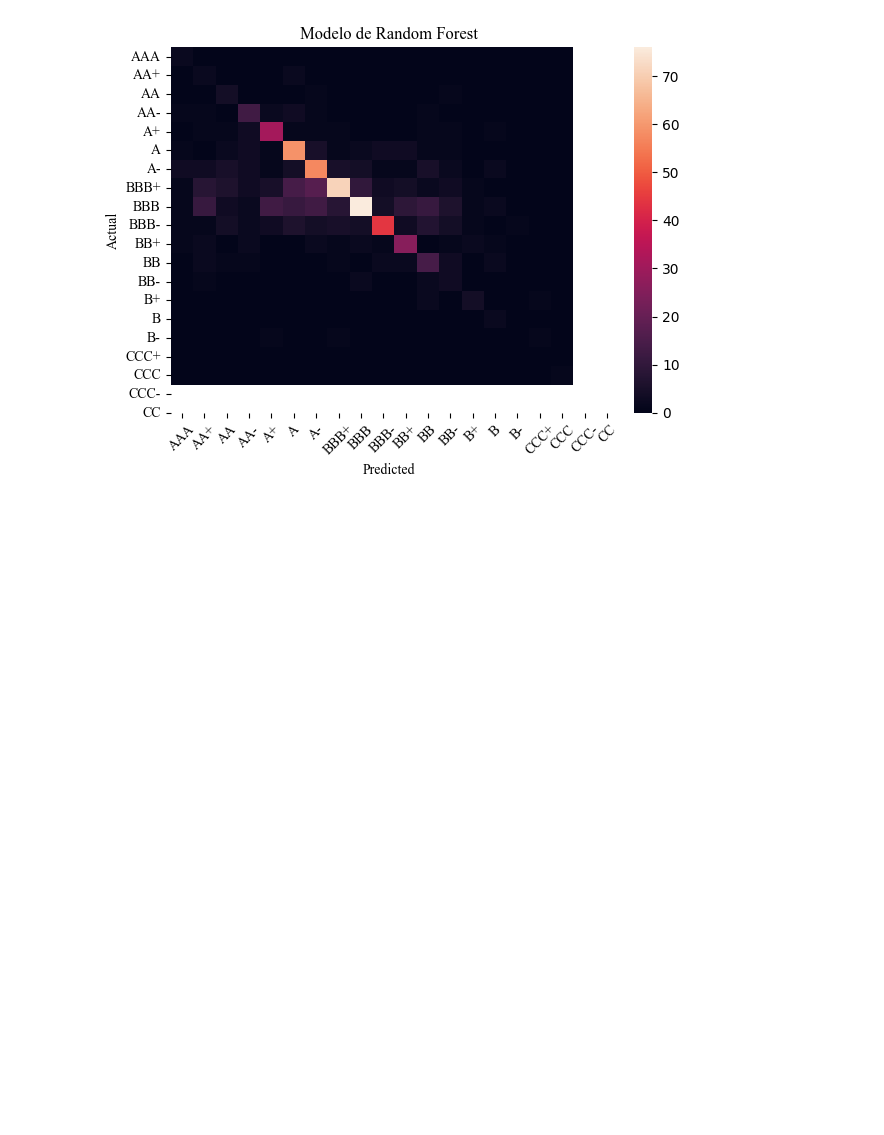
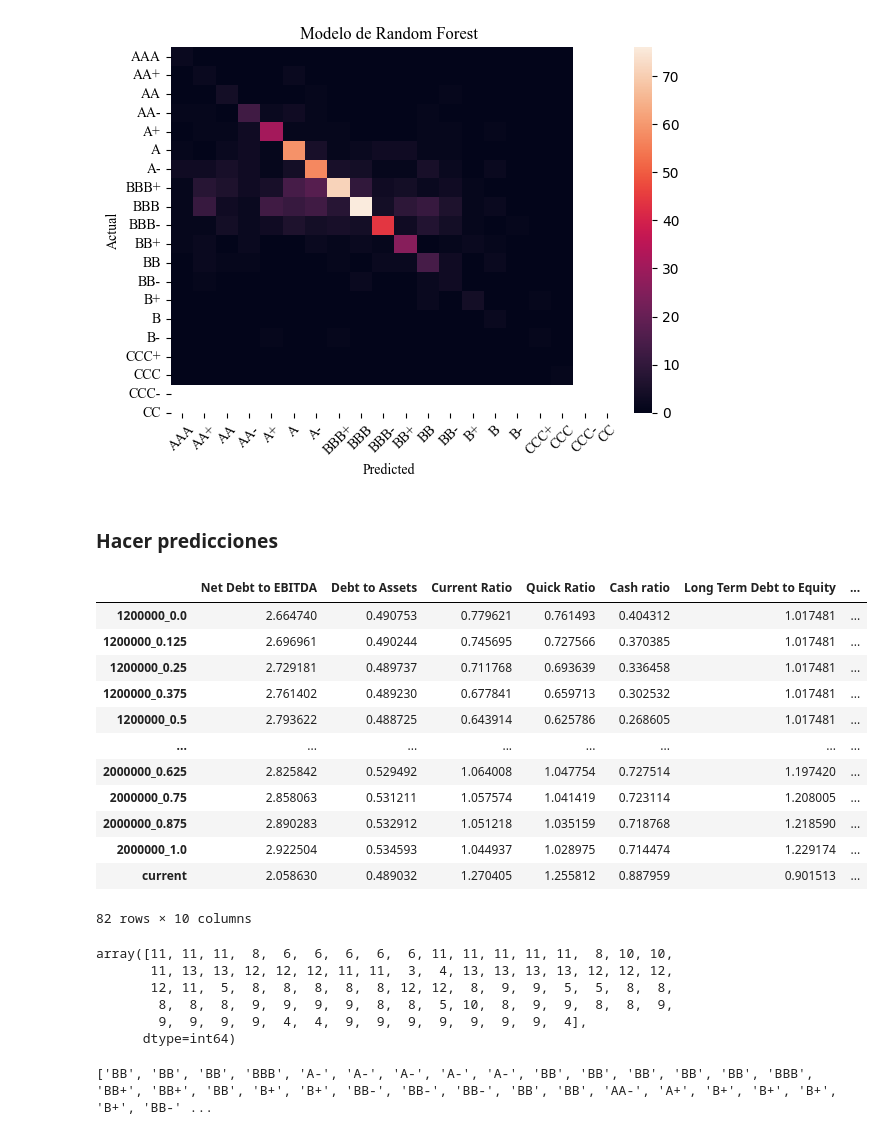
Before and after one commit to RubenPhy/rating_analisis, a Jupyter notebook: 5_use_the_model.ipynb, the cells around one changed output. Drawn from its saved outputs; the diff is of its cells as text; code cells hidden in the pictures; blank space fills up the shorter version.

```diff
--- a/5_use_the_model.ipynb
+++ b/5_use_the_model.ipynb
@@ -119,0 +205,7 @@ dtype: int64
+# %%
+# Rename the columns of df_analisis with the values in df_ratios
+df_analisis.columns = df_ratios.values.flatten()
+print(df_analisis.shape)
+# rename the index of df_analisis with the list_
+df_analisis.index = list_
+df_analisis.head()
@@ -119,0 +220,4 @@ dtype: int64
+# %%
+df_analisis['Sector_ordinal'] = sectores_dic['Industrials'] # ya que se parece más al industrial
+df_analisis['Debt ratio'] = df_analisis['Financial leverage']/df_analisis['Debt to Equity']
+df_analisis.head()
@@ -119,0 +233,6 @@ dtype: int64
+# %%
+# rename some the columns with Net Debt to EBITDA', 'Cash ratio', 'Long Term Debt to Equity', 'Financial Leverage
+df_analisis.rename(columns={'Net debt to EBITDA':'Net Debt to EBITDA',
+                            'Cash Ratio':'Cash ratio',
+                            'Long term debt to Equity':'Long Term Debt to Equity',
+                            'Financial leverage':'Financial Leverage'}, inplace=True)
@@ -120,3 +254,5 @@ dtype: int64
+# %%
+df = df_analisis
 # %% [markdown]
 ### Modelo logistico
 # %%
@@ -324,3 +460,5 @@ plt.savefig('plots/confusion_matrix_rf_new_data.png')
 plt.show()
 # %% [output]
 [figure]
+# %% [markdown]
+### Hacer predicciones
@@ -326,0 +467,18 @@ plt.show()
+# %%
+# add in the last row of the df the values of the list current_ratios
+X = df[var_x]
+X
+# %% [output]
+|  | Net Debt to EBITDA | Debt to Assets | Current Ratio | Quick Ratio | Cash ratio | Long Term Debt to Equity | ... |
+| 1200000_0.0 | 2.664740 | 0.490753 | 0.779621 | 0.761493 | 0.404312 | 1.017481 | ... |
+| 1200000_0.125 | 2.696961 | 0.490244 | 0.745695 | 0.727566 | 0.370385 | 1.017481 | ... |
+| 1200000_0.25 | 2.729181 | 0.489737 | 0.711768 | 0.693639 | 0.336458 | 1.017481 | ... |
+| 1200000_0.375 | 2.761402 | 0.489230 | 0.677841 | 0.659713 | 0.302532 | 1.017481 | ... |
+| 1200000_0.5 | 2.793622 | 0.488725 | 0.643914 | 0.625786 | 0.268605 | 1.017481 | ... |
+| ... | ... | ... | ... | ... | ... | ... | ... |
+| 2000000_0.625 | 2.825842 | 0.529492 | 1.064008 | 1.047754 | 0.727514 | 1.197420 | ... |
+| 2000000_0.75 | 2.858063 | 0.531211 | 1.057574 | 1.041419 | 0.723114 | 1.208005 | ... |
+| 2000000_0.875 | 2.890283 | 0.532912 | 1.051218 | 1.035159 | 0.718768 | 1.218590 | ... |
+| 2000000_1.0 | 2.922504 | 0.534593 | 1.044937 | 1.028975 | 0.714474 | 1.229174 | ... |
+| current | 2.058630 | 0.489032 | 1.270405 | 1.255812 | 0.887959 | 0.901513 | ... |
+82 rows × 10 columns
@@ -326,0 +487,9 @@ plt.show()
+# %%
+y_pred
+# %% [output]
+array([11, 11, 11,  8,  6,  6,  6,  6,  6, 11, 11, 11, 11, 11,  8, 10, 10,
+       11, 13, 13, 12, 12, 12, 11, 11,  3,  4, 13, 13, 13, 13, 12, 12, 12,
+       12, 11,  5,  8,  8,  8,  8,  8, 12, 12,  8,  9,  9,  5,  5,  8,  8,
+        8,  8,  8,  9,  9,  9,  9,  8,  8,  5, 10,  8,  9,  9,  8,  8,  9,
+        9,  9,  9,  9,  4,  4,  9,  9,  9,  9,  9,  9,  9,  4],
+      dtype=int64)
@@ -326,0 +501,4 @@ plt.show()
+# %%
+print([dict_ratings[i] for i in y_pred])
+# %% [output]
+['BB', 'BB', 'BB', 'BBB', 'A-', 'A-', 'A-', 'A-', 'A-', 'BB', 'BB', 'BB', 'BB', 'BB', 'BBB', 'BB+', 'BB+', 'BB', 'B+', 'B+', 'BB-', 'BB-', 'BB-', 'BB', 'BB', 'AA-', 'A+', 'B+', 'B+', 'B+', 'B+', 'BB-' ...
```
Also changed, not shown: parts of 17 cells of this notebook, 3 other files.
